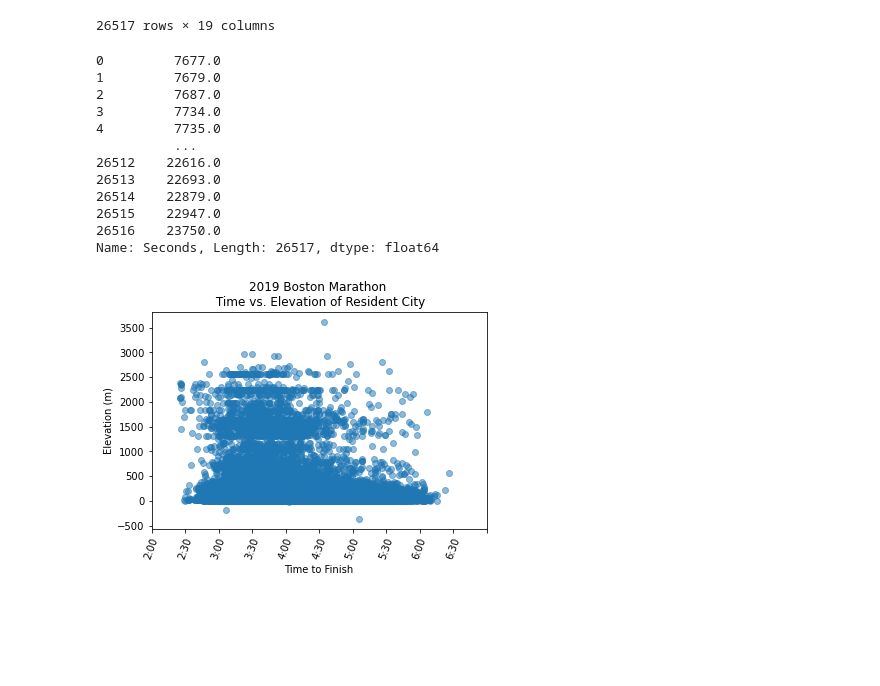
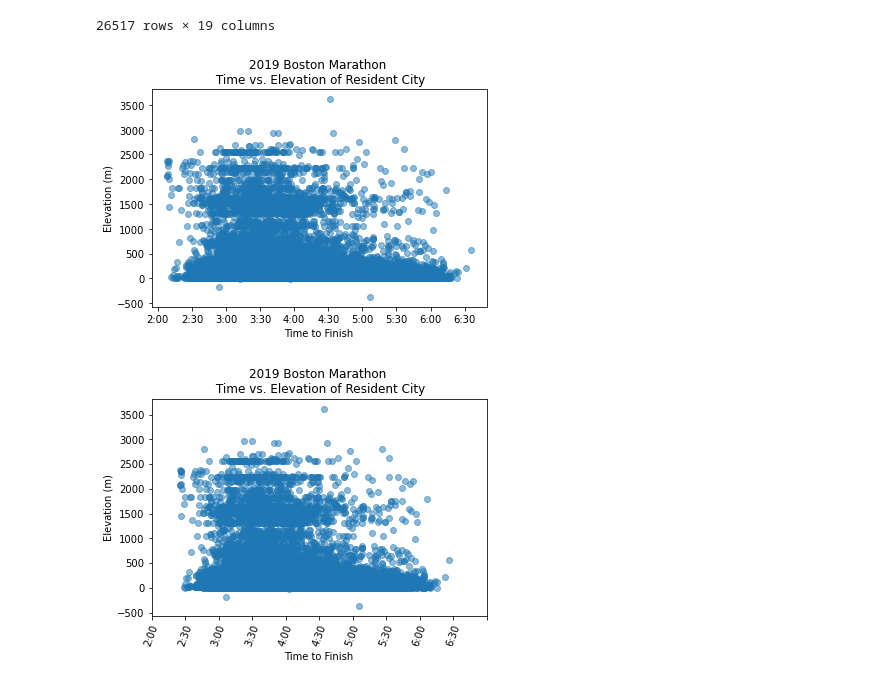
Before and after one commit to skhelifi1/Running-Project-GroupE, a Jupyter notebook: boston2019_elevation_analysis.ipynb, the cells around one changed output. Cells and saved outputs as stored; diff of their text form; code cells hidden in the pictures; blank space fills up the shorter version.

```diff
--- a/boston2019_elevation_analysis.ipynb
+++ b/boston2019_elevation_analysis.ipynb
@@ -144,20 +102,17 @@ elevation_df
 # %%
 # create time (in seconds) data to use for plot
 second_data = elevation_df["Seconds"]
-second_data
-# %% [output]
-0         7677.0
-1         7679.0
-2         7687.0
-3         7734.0
-4         7735.0
-          ...
-26512    22616.0
-26513    22693.0
-26514    22879.0
-26515    22947.0
-26516    23750.0
-Name: Seconds, Length: 26517, dtype: float64
+# %%
+# create scatter plot **this one uses datetime
+plt.scatter(times, elevation_data, marker="o", alpha=0.5)
+plt.title(f"2019 Boston Marathon \n Time vs. Elevation of Resident City")
+plt.xlabel("Time to Finish")
+plt.ylabel("Elevation (m)")
+locs, labels = plt.xticks()
+plt.xticks(locs, ["2:00","2:30","3:00","3:30","4:00","4:30","5:00","5:30","6:00","6:30"])
+plt.show()
+# %% [output]
+[figure, added]
 # %%
 # create scatter plot **this one uses seconds
 plt.scatter(second_data, elevation_data, marker="o", alpha=0.5)
```
Also changed, not shown: parts of 12 cells of this notebook, 3 other files.
